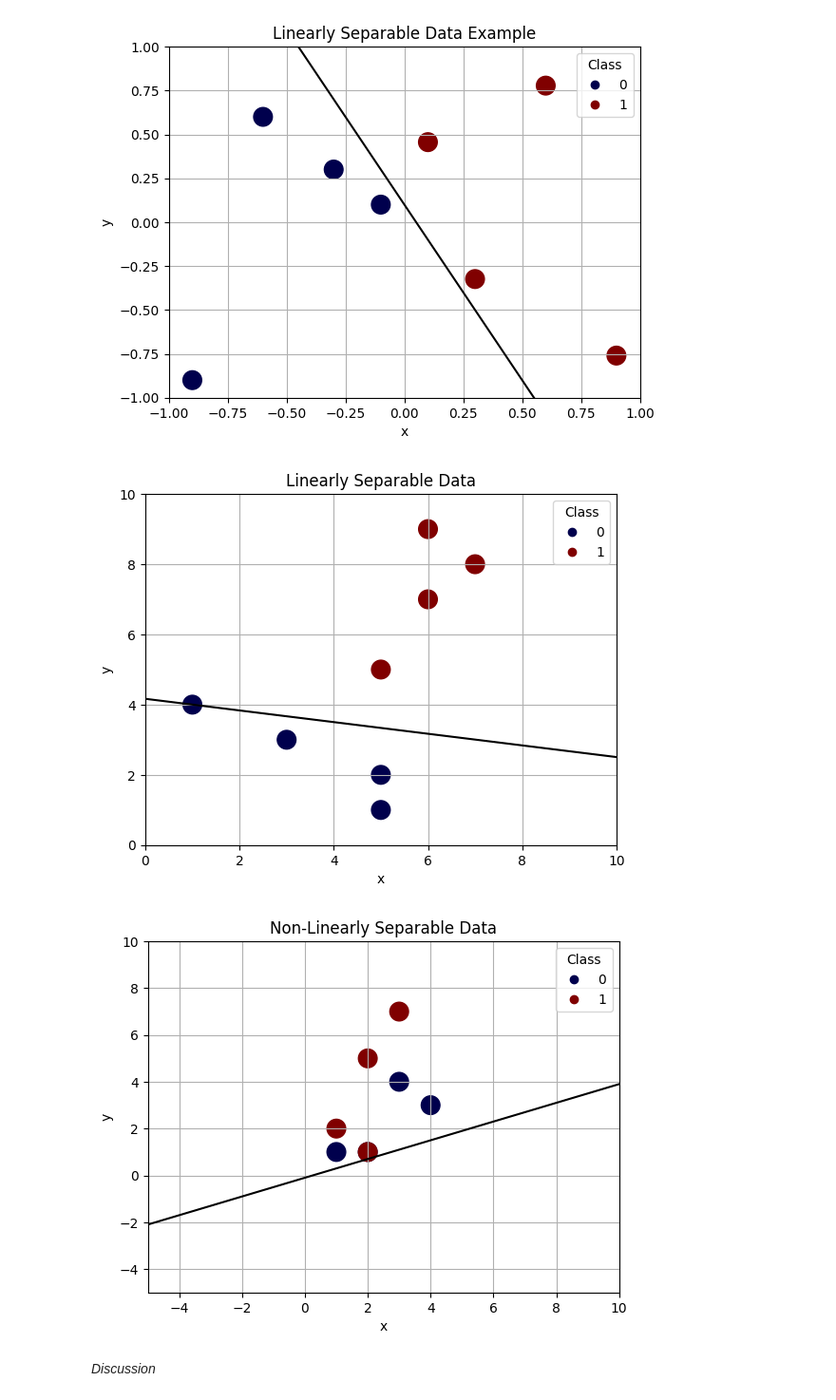
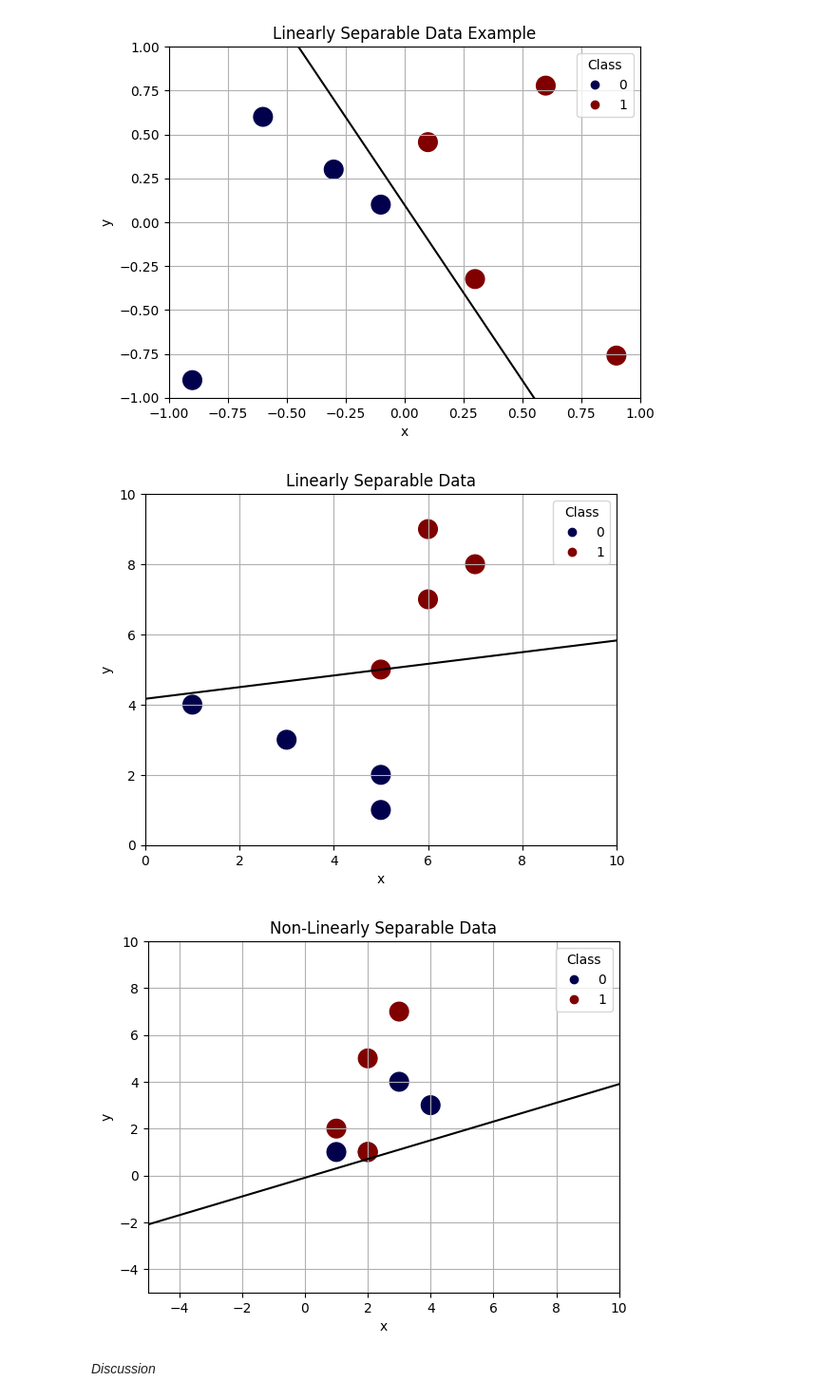
Before and after one commit to mheilner/CS270, a Jupyter notebook: PerceptronLab/Perceptron Lab.ipynb, the cells around one changed output. Shown at 95% size. Cells and saved outputs as stored; diff of their text form; code cells hidden in the pictures.

```diff
--- a/PerceptronLab/Perceptron Lab.ipynb
+++ b/PerceptronLab/Perceptron Lab.ipynb
@@ -244,42 +244,38 @@ legend = plt.legend(*scatter.legend_elements(num=1), title="Class", loc='upper r
 # the correct slope and intercept using your learned weights and bias.
 xlist = np.linspace(0, 10, 100) # create 100 evenly spaced points between -1 and 1 for the x axis
 ylist = np.linspace(0, 10, 100) # create 100 evenly spaced points between -1 and 1 for the y axis
-slope = -.166 # made up
-intercept = 4.1666 # made up
+slope = .166
+intercept = 4.1666
 eq = slope*xlist + intercept
 plt.plot(xlist,  eq, '-k', )
 plt.title('Linearly Separable Data')
 plt.xlabel('x')
 plt.ylabel('y')
 plt.grid() # add grid lines
 plt.show() # show the plot
 
 # Graph datasets and decision lines for both cases.
 
 plt.xlim(-5,10)
 plt.ylim(-5,10)
 scatter = plt.scatter(non_lin_sep_data[:,0], non_lin_sep_data[:,1], c = non_lin_sep_labels, s=200, cmap='seismic')
 legend = plt.legend(*scatter.legend_elements(num=1), title="Class", loc='upper right') # Legend
 
 # Plot the learned separator.  We just made up the slope and intercept for this example. You need to calculate
 # the correct slope and intercept using your learned weights and bias.
 xlist = np.linspace(-5, 10, 100) # create 100 evenly spaced points between -1 and 1 for the x axis
 ylist = np.linspace(-5, 10, 100) # create 100 evenly spaced points between -1 and 1 for the y axis
 slope = .4 # made up
 intercept = -.1 # made up
 eq = slope*xlist + intercept
 plt.plot(xlist,  eq, '-k', )
 plt.title('Non-Linearly Separable Data')
 plt.xlabel('x')
 plt.ylabel('y')
 plt.grid() # add grid lines
 plt.show() # show the plot
-
-# Coefficients (Weights): [[0.5 0.6]]
-# Intercept (Bias): [-1.3]
-# Accuracy: 0.625
 # %% [output]
-[figure, old version]
+[figure, new version]
 [figure]
 # %% [markdown]
 *Discussion*
```
Also changed, not shown: parts of 13 cells of this notebook.
